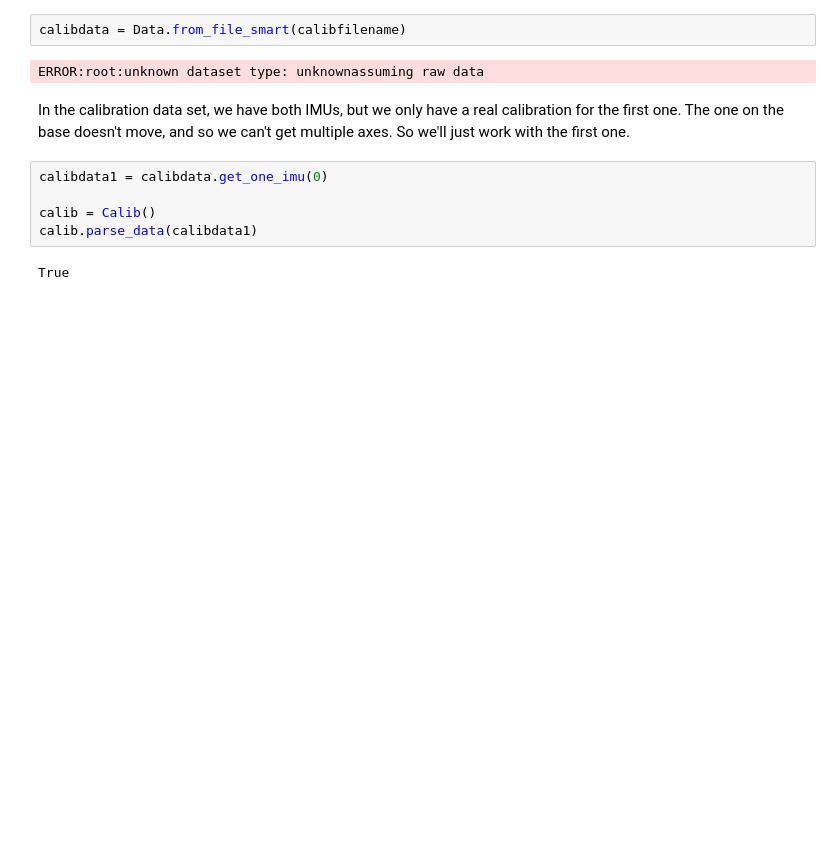
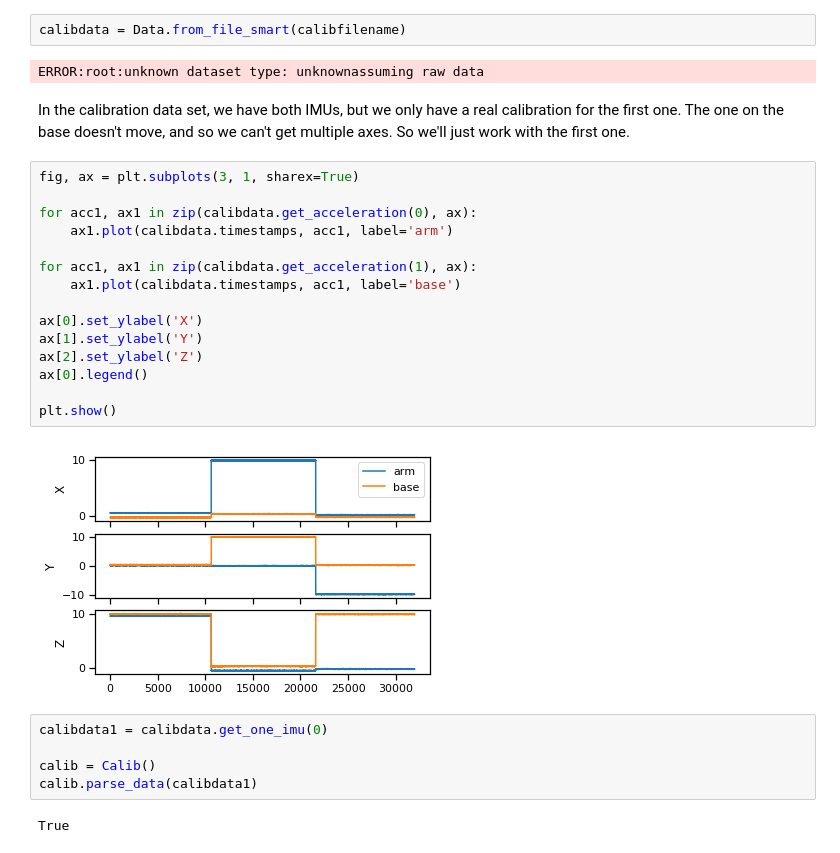
Before and after one commit to DaveBuckingham/fish, a Jupyter notebook: process_rig_data.ipynb, the cells around one changed output. Drawn from its saved outputs; the diff is of its cells as text; blank space fills up the shorter version.

```diff
--- a/process_rig_data.ipynb
+++ b/process_rig_data.ipynb
@@ -38,6 +43,23 @@ calibdata = Data.from_file_smart(calibfilename)
 ERROR:root:unknown dataset type: unknownassuming raw data
 # %% [markdown]
 In the calibration data set, we have both IMUs, but we only have a real calibration for the first one.  The one on the base doesn't move, and so we can't get multiple axes.  So we'll just work with the first one.
+# %%
+fig, ax = plt.subplots(3, 1, sharex=True)
+
+for acc1, ax1 in zip(calibdata.get_acceleration(0), ax):
+    ax1.plot(calibdata.timestamps, acc1, label='arm')
+
+for acc1, ax1 in zip(calibdata.get_acceleration(1), ax):
+    ax1.plot(calibdata.timestamps, acc1, label='base')
+
+ax[0].set_ylabel('X')
+ax[1].set_ylabel('Y')
+ax[2].set_ylabel('Z')
+ax[0].legend()
+
+plt.show()
+# %% [output]
+[figure, added]
 # %%
 calibdata1 = calibdata.get_one_imu(0)
 
```
Also changed, not shown: parts of 37 cells of this notebook, 1 other file.
